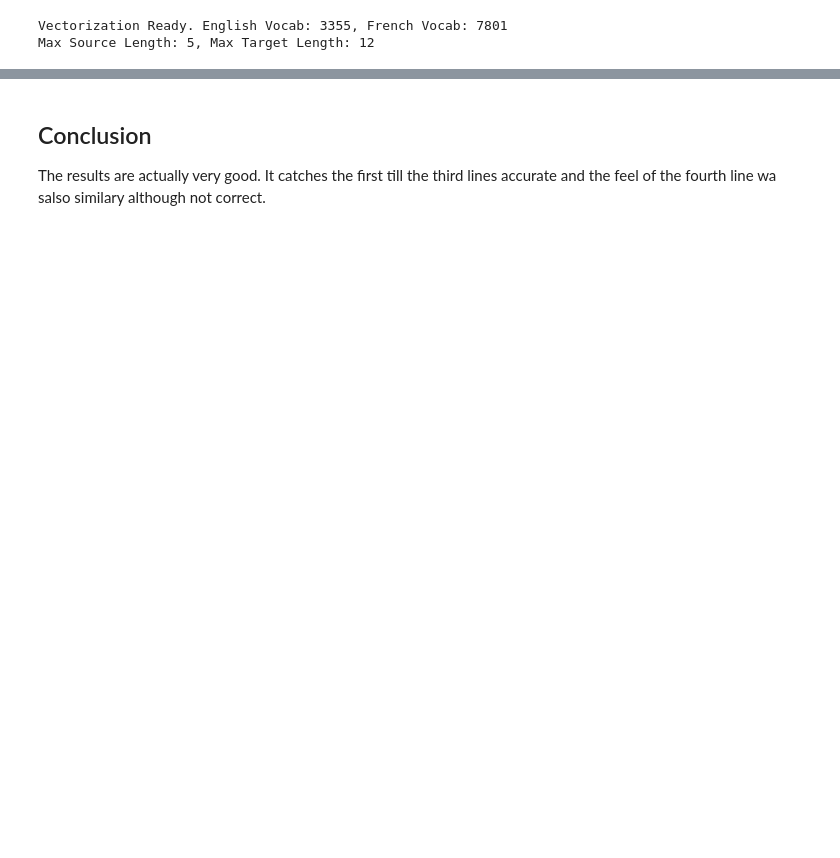
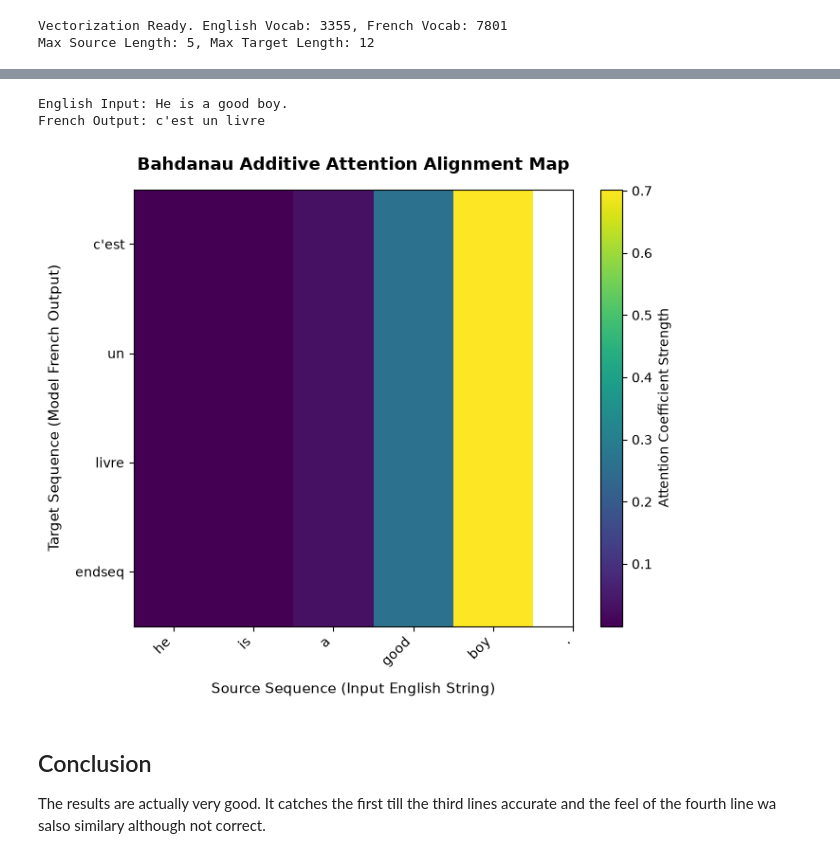
Before and after one commit to shivansh0209/scratch_badhnau_pytorch, a Jupyter notebook: notebooks/01_lstm_model.ipynb, the cells around one changed output, grey strips where cells are left out. Saved outputs shown, nothing was run; the diff lists cells and outputs as text; code cells hidden in the pictures; blank space fills up the shorter version.

Commit message:
Added Visualization

```diff
--- a/notebooks/01_lstm_model.ipynb
+++ b/notebooks/01_lstm_model.ipynb
@@ -80,3 +77,18 @@ French:  il me faut un médecin
+# %%
+# Ensure your model is trained first, then run:
+import torch
+input_phrase = "He is a good boy."
+
+translate_and_visualize(
+    model=model,
+    sentence=input_phrase,
+    src_vectorizer=src_vectorizer,
+    trg_vectorizer=trg_vectorizer
+)
+# %% [output]
+English Input: He is a good boy.
+French Output: c'est un livre
+[figure, added]
 # %% [markdown]
 ## Conclusion
 The results are actually very good. It catches the first till the third lines accurate and the feel of the fourth line wa salso similary although not correct.
```
Also changed, not shown: parts of 3 cells of this notebook, 3 other files.
